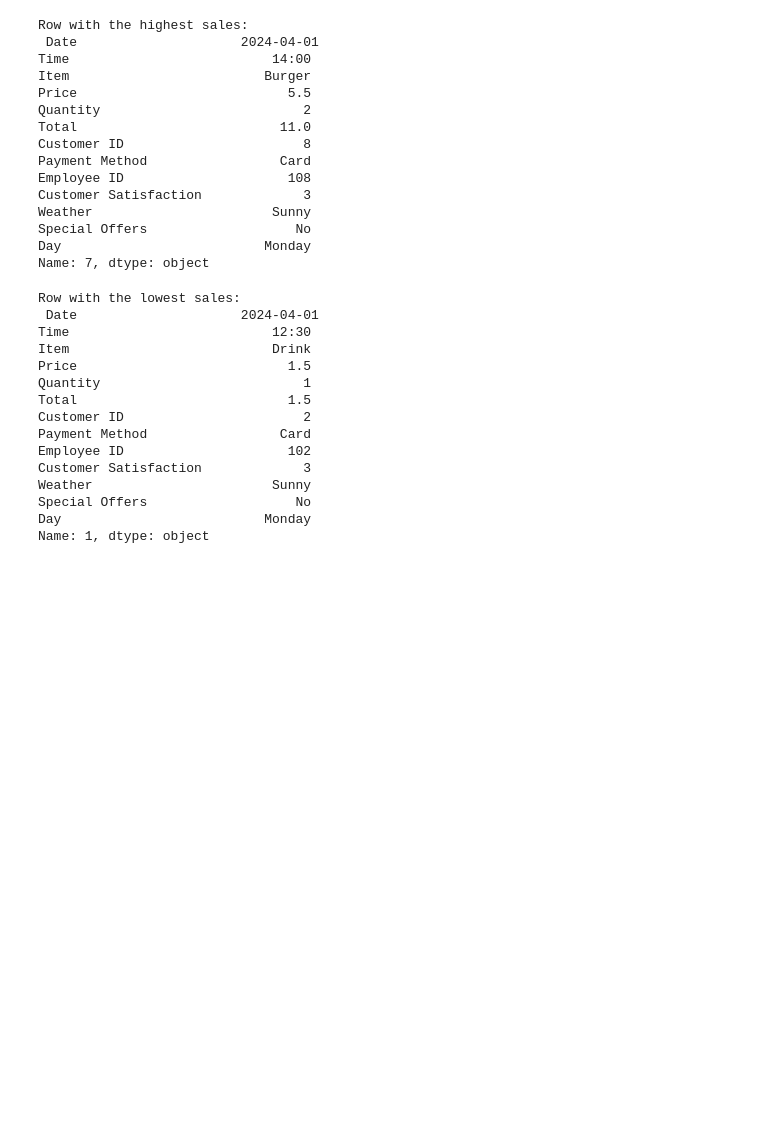
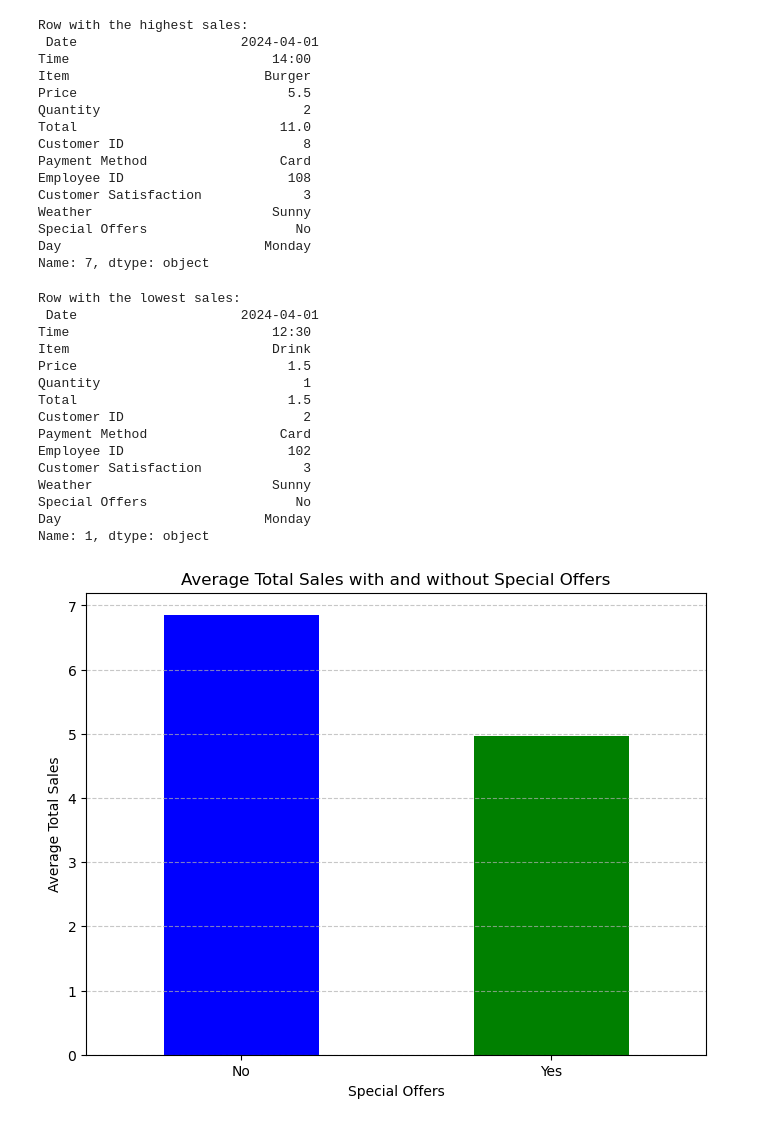
Before and after one commit to Navneet-kaur-19/CanteenShopAnalysis, a Jupyter notebook: CanteenShopAnalysis.ipynb, the cells around one changed output. Cells and saved outputs as stored; diff of their text form; code cells hidden in the pictures; blank space fills up the shorter version.

```diff
--- a/CanteenShopAnalysis.ipynb
+++ b/CanteenShopAnalysis.ipynb
@@ -202,3 +202,18 @@ Weather                       Sunny
 Special Offers                   No
 Day                          Monday
 Name: 1, dtype: object
+# %%
+
+avg_sales_by_offer = df.groupby('Special Offers')['Total'].mean()
+
+# Plotting the bar plot
+plt.figure(figsize=(8, 6))
+avg_sales_by_offer.plot(kind='bar', color=['blue', 'green'])
+plt.title('Average Total Sales with and without Special Offers')
+plt.xlabel('Special Offers')
+plt.ylabel('Average Total Sales')
+plt.xticks([0, 1], ['No', 'Yes'], rotation=0)
+plt.grid(axis='y', linestyle='--', alpha=0.7)
+plt.show()
+# %% [output]
+[figure, added]
```
